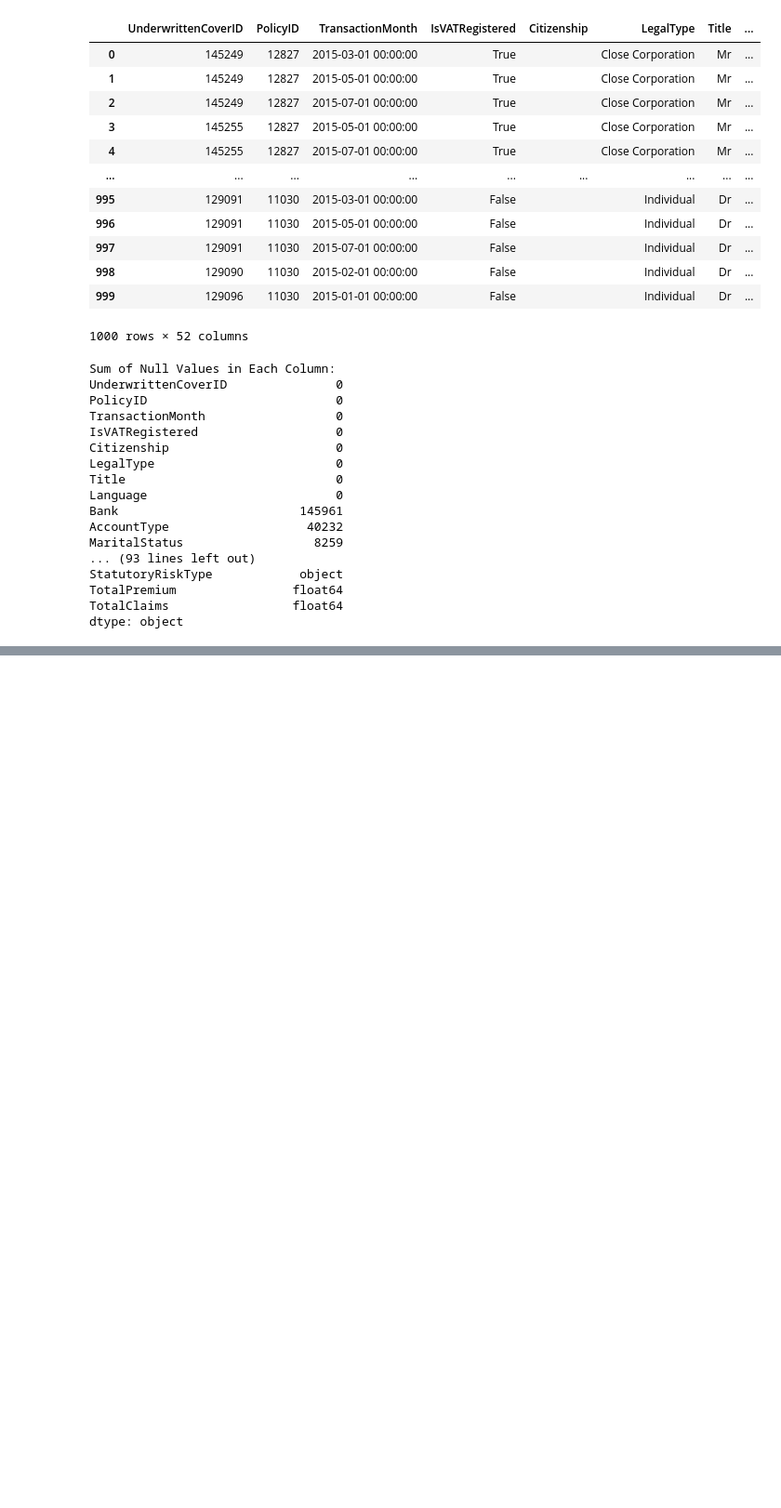
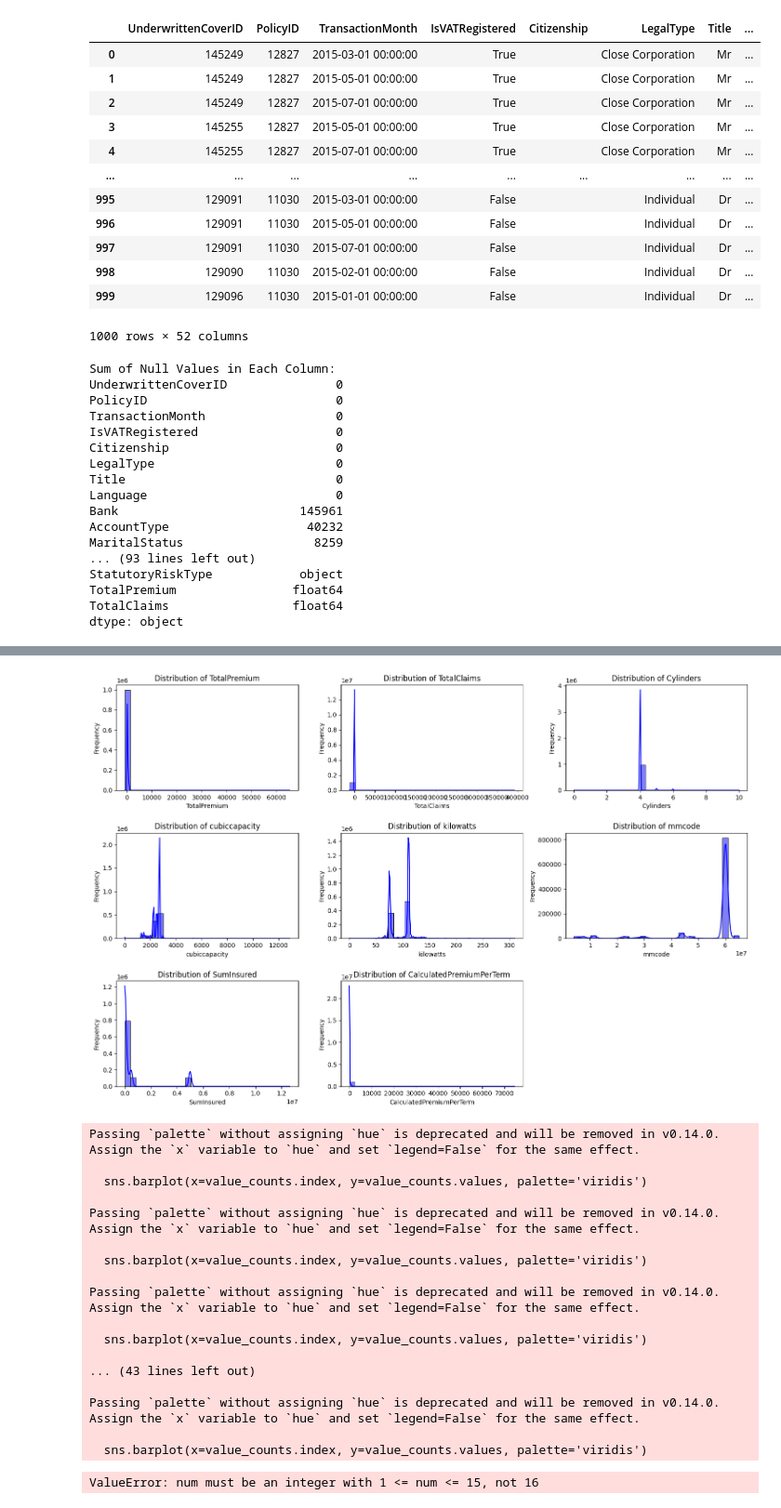
Before and after one commit to yohannesalex/AlphaCare-Insurance-Solutions, a Jupyter notebook: notebooks/EDA_AlphaCare.ipynb, the cells around one changed output, grey strips where cells are left out. Shown: that part at 93% size. Saved outputs shown, nothing was run; the diff lists cells and outputs as text; code cells hidden in the pictures; blank space fills up the shorter version.

```diff
--- a/notebooks/EDA_AlphaCare.ipynb
+++ b/notebooks/EDA_AlphaCare.ipynb
@@ -153,0 +154,57 @@ cleaned_data.describe()
+# %%
+# Define numerical and categorical columns based on the provided data types
+numerical_columns = [
+    'TotalPremium', 'TotalClaims', 'Cylinders', 'cubiccapacity',
+    'kilowatts', 'mmcode', 'SumInsured', 'CalculatedPremiumPerTerm'
+]
+categorical_columns = [
+    'IsVATRegistered', 'Citizenship', 'LegalType', 'Title', 'Language',
+    'Bank', 'AccountType', 'MaritalStatus', 'Gender', 'Province',
+    'MainCrestaZone', 'ItemType', 'VehicleType', 'bodytype',
+    'AlarmImmobiliser', 'TrackingDevice', 'NewVehicle', 'WrittenOff',
+    'CoverCategory', 'CoverType', 'CoverGroup', 'Product'
+]
+
+# Plot histograms for numerical columns
+plt.figure(figsize=(15, 10))
+for i, col in enumerate(numerical_columns, 1):
+    plt.subplot(3, 3, i)
+    sns.histplot(cleaned_data[col], kde=True, bins=30, color='blue')
+    plt.title(f'Distribution of {col}')
+    plt.xlabel(col)
+    plt.ylabel('Frequency')
+plt.tight_layout()
+plt.show()
+
+# Plot bar charts for categorical columns (limiting to top 10 categories for clarity)
+plt.figure(figsize=(15, 10))
+for i, col in enumerate(categorical_columns, 1):
+    plt.subplot(5, 3, i)
+    value_counts = cleaned_data[col].value_counts().head(10)
+    sns.barplot(x=value_counts.index, y=value_counts.values, palette='viridis')
+    plt.title(f'Distribution of {col}')
+    plt.xlabel(col)
+    plt.ylabel('Count')
+    plt.xticks(rotation=45)
+plt.tight_layout()
+plt.show()
+# %% [output]
+[figure, added]
+Passing `palette` without assigning `hue` is deprecated and will be removed in v0.14.0. Assign the `x` variable to `hue` and set `legend=False` for the same effect.
+
+  sns.barplot(x=value_counts.index, y=value_counts.values, palette='viridis')
+
+Passing `palette` without assigning `hue` is deprecated and will be removed in v0.14.0. Assign the `x` variable to `hue` and set `legend=False` for the same effect.
+
+  sns.barplot(x=value_counts.index, y=value_counts.values, palette='viridis')
+
+Passing `palette` without assigning `hue` is deprecated and will be removed in v0.14.0. Assign the `x` variable to `hue` and set `legend=False` for the same effect.
+
+  sns.barplot(x=value_counts.index, y=value_counts.values, palette='viridis')
+
+... (43 lines left out)
+
+Passing `palette` without assigning `hue` is deprecated and will be removed in v0.14.0. Assign the `x` variable to `hue` and set `legend=False` for the same effect.
+
+  sns.barplot(x=value_counts.index, y=value_counts.values, palette='viridis')
+ValueError: num must be an integer with 1 <= num <= 15, not 16
```
Also changed, not shown: parts of 5 cells of this notebook.
